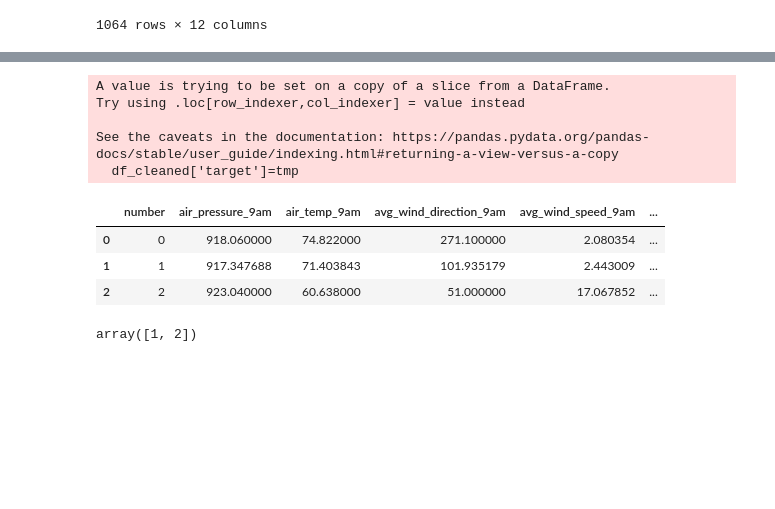
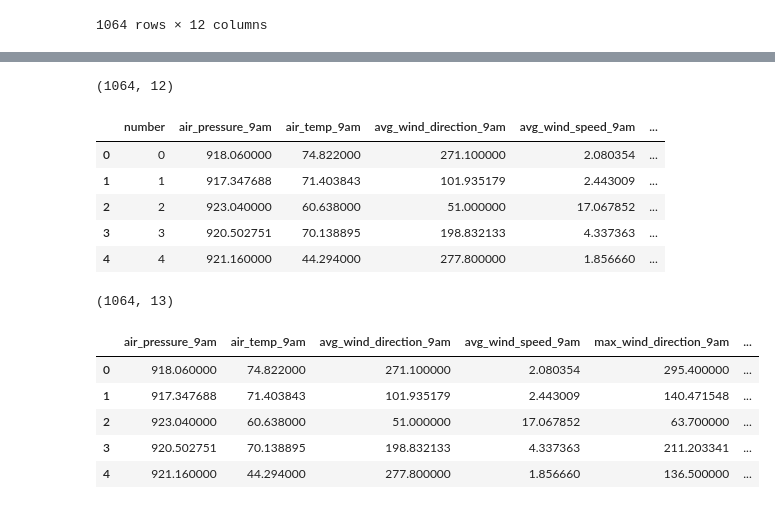
Before and after one commit to mmmerlyd/InteligenciaArtificial, a Jupyter notebook: Examen2.ipynb, the cells around one changed output, grey strips where cells are left out. Drawn from its saved outputs; the diff is of its cells as text; code cells hidden in the pictures; blank space fills up the shorter version.

```diff
--- a/Examen2.ipynb
+++ b/Examen2.ipynb
@@ -155,27 +147,44 @@ Name: count, dtype: int64
+# %%
+df = df.dropna(subset=['air_pressure_9am'])
+df = df.dropna(subset=['air_temp_9am'])
+df = df.dropna(subset=['avg_wind_direction_9am'])
+df = df.dropna(subset=['avg_wind_speed_9am'])
+df = df.dropna(subset=['max_wind_direction_9am'])
+df = df.dropna(subset=['max_wind_speed_9am'])
+df = df.dropna(subset=['rain_accumulation_9am'])
+df = df.dropna(subset=['rain_duration_9am'])
+# %%
+df.shape
+# %% [output]
+(1064, 12)
 # %%
+tmp=list()
+for apro in df["relative_humidity_3pm"]:
+    if apro < 36:
+        tmp.append(0)
+    else:
+        tmp.append(1)
 
-
-tmp=list()
-for new_column in df_cleaned['new_column']:
-  if new_column== 0:
-    tmp.append(1)
-  else:
-    tmp.append(2)
-
-df_cleaned['target']=tmp
-df_cleaned.head(3)
+df["target"] = tmp
+df.head()
 # %% [output]
-A value is trying to be set on a copy of a slice from a DataFrame.
-Try using .loc[row_indexer,col_indexer] = value instead
-
-See the caveats in the documentation: https://pandas.pydata.org/pandas-docs/stable/user_guide/indexing.html#returning-a-view-versus-a-copy
-  df_cleaned['target']=tmp
 |  | number | air_pressure_9am | air_temp_9am | avg_wind_direction_9am | avg_wind_speed_9am | ... |
 | 0 | 0 | 918.060000 | 74.822000 | 271.100000 | 2.080354 | ... |
 | 1 | 1 | 917.347688 | 71.403843 | 101.935179 | 2.443009 | ... |
 | 2 | 2 | 923.040000 | 60.638000 | 51.000000 | 17.067852 | ... |
+| 3 | 3 | 920.502751 | 70.138895 | 198.832133 | 4.337363 | ... |
+| 4 | 4 | 921.160000 | 44.294000 | 277.800000 | 1.856660 | ... |
-# %%
-
-df_cleaned['target'].unique()
-# %% [output]
-array([1, 2])
+# %%
+df.shape
+# %% [output]
+(1064, 13)
+# %%
+x = df.drop(["number"], axis=1)
+x.head() # Call the head() method on the DataFrame 'x'
+# %% [output]
+|  | air_pressure_9am | air_temp_9am | avg_wind_direction_9am | avg_wind_speed_9am | max_wind_direction_9am | ... |
+| 0 | 918.060000 | 74.822000 | 271.100000 | 2.080354 | 295.400000 | ... |
+| 1 | 917.347688 | 71.403843 | 101.935179 | 2.443009 | 140.471548 | ... |
+| 2 | 923.040000 | 60.638000 | 51.000000 | 17.067852 | 63.700000 | ... |
+| 3 | 920.502751 | 70.138895 | 198.832133 | 4.337363 | 211.203341 | ... |
+| 4 | 921.160000 | 44.294000 | 277.800000 | 1.856660 | 136.500000 | ... |
```
Also changed, not shown: parts of 20 cells of this notebook.
